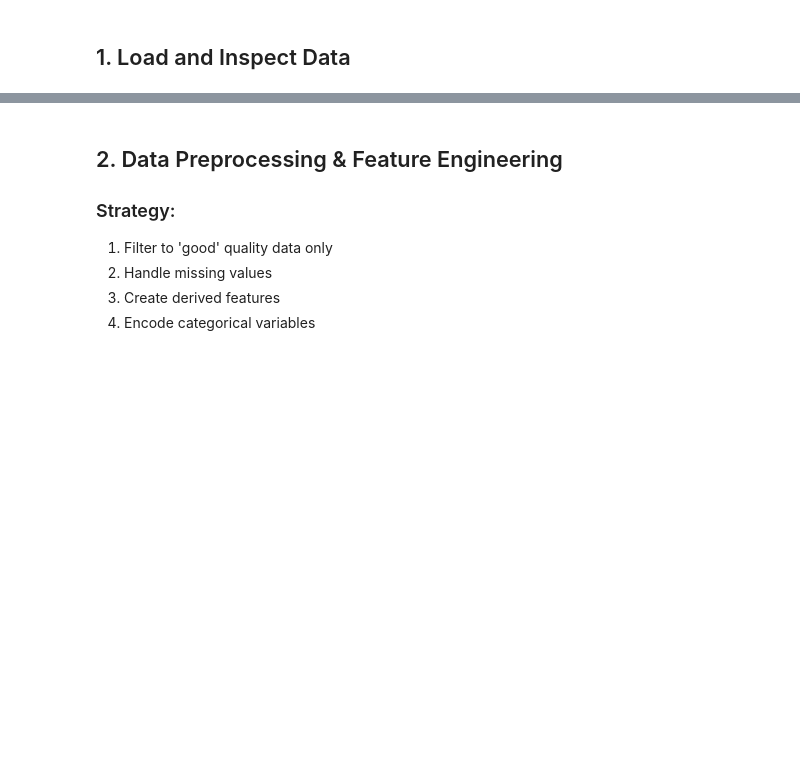
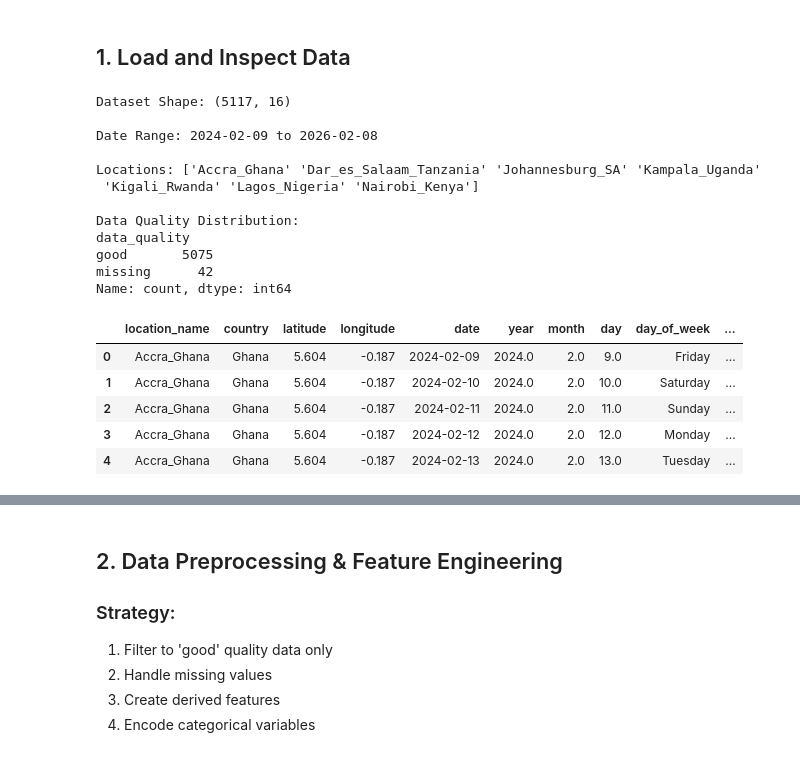
Before and after one commit to Tessa-Saumu/SolarSense-ML-Portfolio, a Jupyter notebook: models/solar_generation/notebooks/02-baseline-model-xgboost.ipynb, the cells around one changed output, grey strips where cells are left out. Drawn from its saved outputs; the diff is of its cells as text; code cells hidden in the pictures; blank space fills up the shorter version.

Commit message:
refined xgboost, integrated Bella's NASA data data pipeline

```diff
--- a/models/solar_generation/notebooks/02-baseline-model-xgboost.ipynb
+++ b/models/solar_generation/notebooks/02-baseline-model-xgboost.ipynb
@@ -59,15 +100,34 @@ print("✓ Libraries imported successfully!")
 ## 1. Load and Inspect Data
 # %%
 # Load the merged solar data
-df = pd.read_csv('solar_data_merged.csv')
+df = pd.read_csv(r'C:\Users\ingex\OneDrive\Documents\Git Projects\SolarSense AI ML Microservice\SolarSense-DSE-Team\models\solar_generation\solar_data_merged.csv')
 
 print(f"Dataset Shape: {df.shape}")
 print(f"\nDate Range: {df['date'].min()} to {df['date'].max()}")
 print(f"\nLocations: {df['location_name'].unique()}")
 print(f"\nData Quality Distribution:")
 print(df['data_quality'].value_counts())
 
 df.head()
+# %% [output]
+Dataset Shape: (5117, 16)
+
+Date Range: 2024-02-09 to 2026-02-08
+
+Locations: ['Accra_Ghana' 'Dar_es_Salaam_Tanzania' 'Johannesburg_SA' 'Kampala_Uganda'
+ 'Kigali_Rwanda' 'Lagos_Nigeria' 'Nairobi_Kenya']
+
+Data Quality Distribution:
+data_quality
+good       5075
+missing      42
+Name: count, dtype: int64
+|  | location_name | country | latitude | longitude | date | year | month | day | day_of_week | ... |
+| 0 | Accra_Ghana | Ghana | 5.604 | -0.187 | 2024-02-09 | 2024.0 | 2.0 | 9.0 | Friday | ... |
+| 1 | Accra_Ghana | Ghana | 5.604 | -0.187 | 2024-02-10 | 2024.0 | 2.0 | 10.0 | Saturday | ... |
+| 2 | Accra_Ghana | Ghana | 5.604 | -0.187 | 2024-02-11 | 2024.0 | 2.0 | 11.0 | Sunday | ... |
+| 3 | Accra_Ghana | Ghana | 5.604 | -0.187 | 2024-02-12 | 2024.0 | 2.0 | 12.0 | Monday | ... |
+| 4 | Accra_Ghana | Ghana | 5.604 | -0.187 | 2024-02-13 | 2024.0 | 2.0 | 13.0 | Tuesday | ... |
 # %%
 # Check for missing values
 print("Missing Values:")
```
Also changed, not shown: parts of 22 cells of this notebook, 2 other files.
